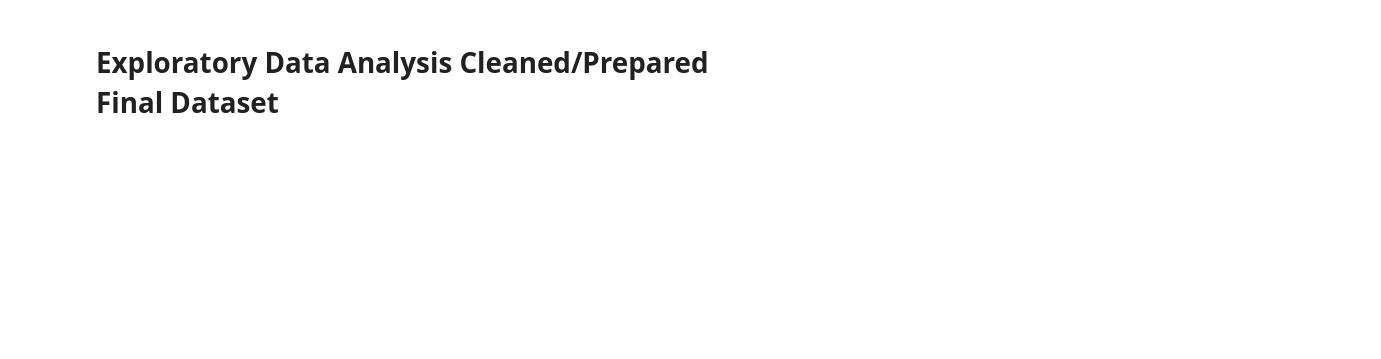
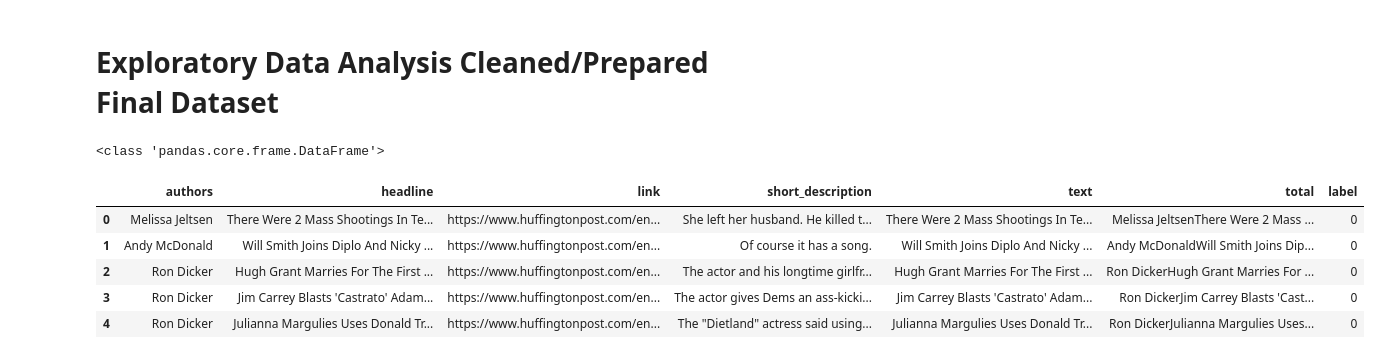
Before and after one commit to LaurentStar/Cap-Stone, a Jupyter notebook: exploratory_data_analysis.ipynb, the cells around one changed output. Cells and saved outputs as stored; diff of their text form; code cells hidden in the pictures; blank space fills up the shorter version.

```diff
--- a/exploratory_data_analysis.ipynb
+++ b/exploratory_data_analysis.ipynb
@@ -34 +37,21 @@ huff_fakenews_df = pd.DataFrame(_)
+# %%
+_ = os.path.join('data', 'nytimes_news_articles.txt')
+with open(_, 'r', encoding="utf-8") as file:
+
+    articles = []
+    urls = []
+    index = -1
+    lines =  file.readlines()
+
+    for line in lines:
+        if line.find('URL:') != -1:
+            index += 1
+            urls.append(line.split()[1])
+            articles.append('')
+        elif line != '':
+            articles[index] = articles[index] + line  + ' '
+        else:
+            pass
+
+kaggle_new_york_times_df = pd.DataFrame({'total': articles})
 # %%
@@ -200,2 +248,16 @@ memory usage: 654.5+ KB
 # %% [markdown]
 # Exploratory Data Analysis Cleaned/Prepared Final Dataset
+# %%
+_  = os.path.join('potential_data', 'prep_huff.pkl')
+with open(_, 'rb') as file:
+    _ = pickle.load(file)
+print(type(_))
+_.head()
+# %% [output]
+<class 'pandas.core.frame.DataFrame'>
+|  | authors | headline | link | short_description | text | total | label |
+| 0 | Melissa Jeltsen | There Were 2 Mass Shootings In Te... | https://www.huffingtonpost.com/en... | She left her husband. He killed t... | There Were 2 Mass Shootings In Te... | Melissa JeltsenThere Were 2 Mass ... | 0 |
+| 1 | Andy McDonald | Will Smith Joins Diplo And Nicky ... | https://www.huffingtonpost.com/en... | Of course it has a song. | Will Smith Joins Diplo And Nicky ... | Andy McDonaldWill Smith Joins Dip... | 0 |
+| 2 | Ron Dicker | Hugh Grant Marries For The First ... | https://www.huffingtonpost.com/en... | The actor and his longtime girlfr... | Hugh Grant Marries For The First ... | Ron DickerHugh Grant Marries For ... | 0 |
+| 3 | Ron Dicker | Jim Carrey Blasts 'Castrato' Adam... | https://www.huffingtonpost.com/en... | The actor gives Dems an ass-kicki... | Jim Carrey Blasts 'Castrato' Adam... | Ron DickerJim Carrey Blasts 'Cast... | 0 |
+| 4 | Ron Dicker | Julianna Margulies Uses Donald Tr... | https://www.huffingtonpost.com/en... | The "Dietland" actress said using... | Julianna Margulies Uses Donald Tr... | Ron DickerJulianna Margulies Uses... | 0 |
```
Also changed, not shown: parts of 27 cells of this notebook, 25 other files.
